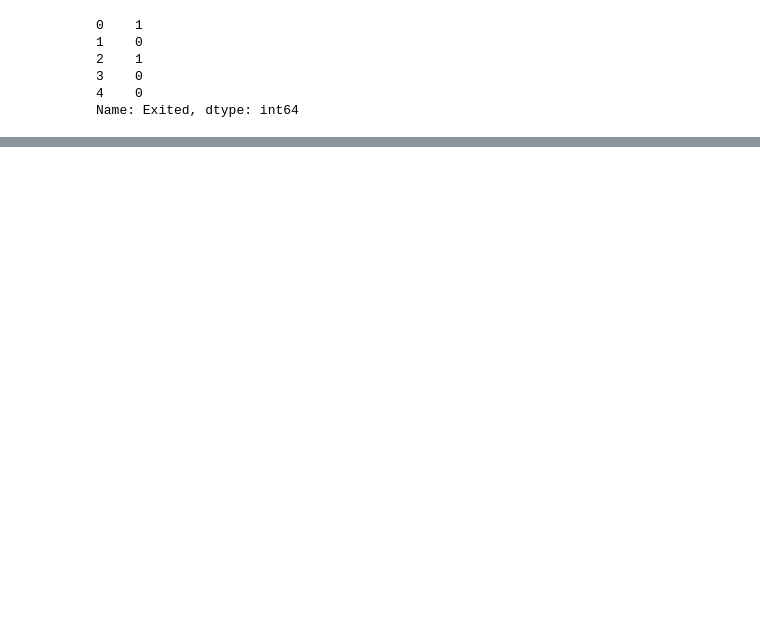
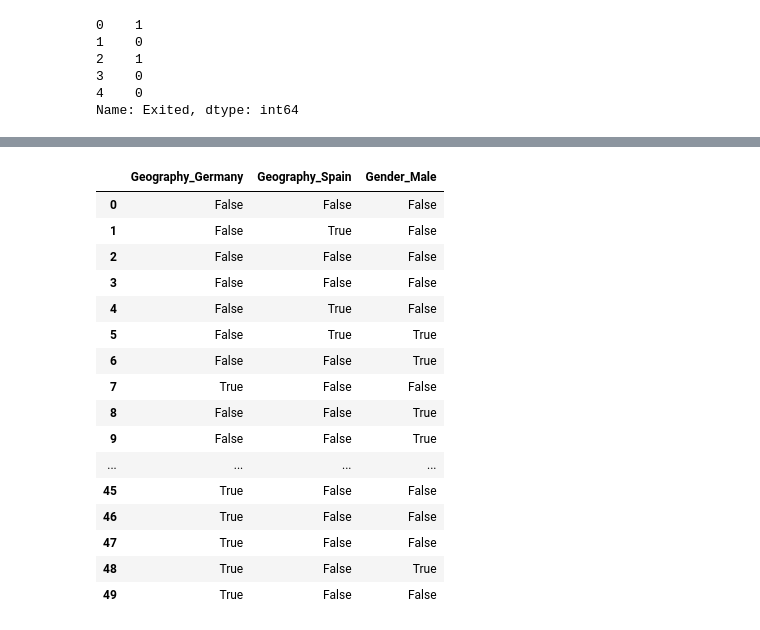
Before and after one commit to KennedyMungai/scikit-learn-intro, a Jupyter notebook: scikit_learn_intro.ipynb, the cells around one changed output, grey strips where cells are left out. Saved outputs shown, nothing was run; the diff lists cells and outputs as text; code cells hidden in the pictures; blank space fills up the shorter version.

```diff
--- a/scikit_learn_intro.ipynb
+++ b/scikit_learn_intro.ipynb
@@ -1454,0 +1501,24 @@ Name: Exited, dtype: int64
+# %%
+# Converting categorical columns to one hot encoded columns
+import pandas as pd
+
+cat_numerical = pd.get_dummies(categorical, drop_first=True)
+cat_numerical.head(50)
+# %% [output]
+|  | Geography_Germany | Geography_Spain | Gender_Male |
+| 0 | False | False | False |
+| 1 | False | True | False |
+| 2 | False | False | False |
+| 3 | False | False | False |
+| 4 | False | True | False |
+| 5 | False | True | True |
+| 6 | False | False | True |
+| 7 | True | False | False |
+| 8 | False | False | True |
+| 9 | False | False | True |
+| ... | ... | ... | ... |
+| 45 | True | False | False |
+| 46 | True | False | False |
+| 47 | True | False | False |
+| 48 | True | False | True |
+| 49 | True | False | False |
```
Also changed, not shown: parts of 4 cells of this notebook.
